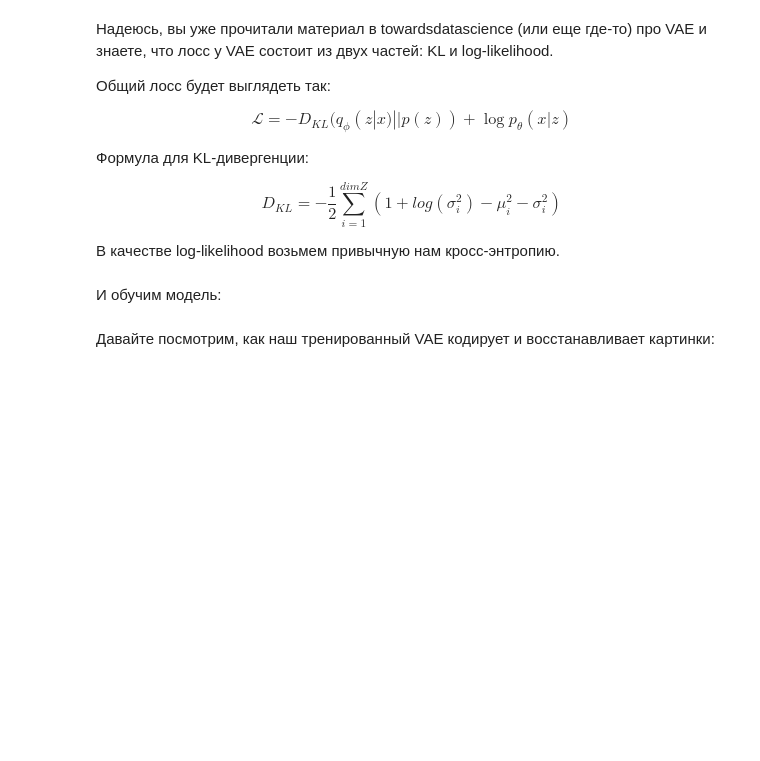
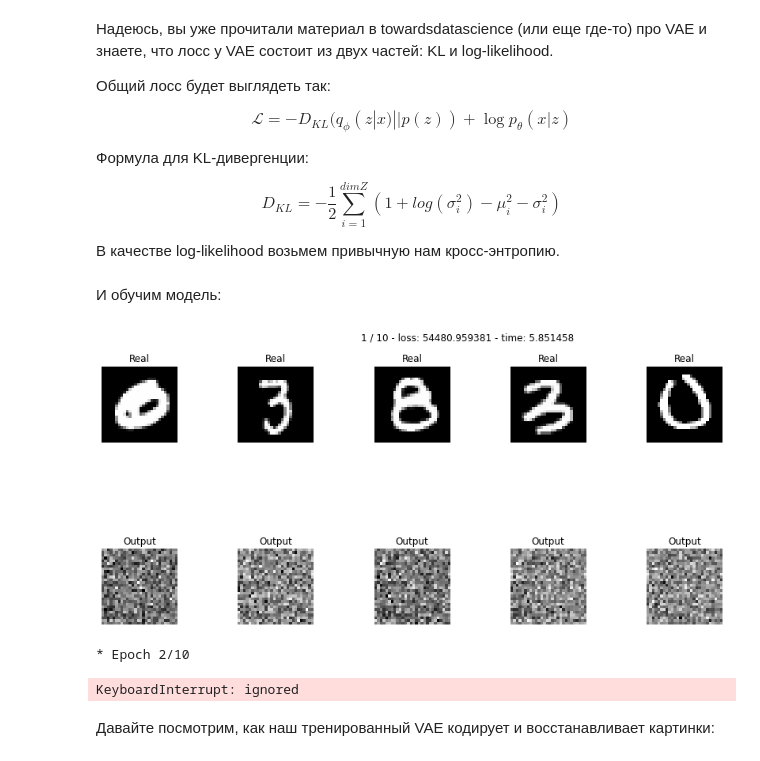
Before and after one commit to LevPerla/DLS_CV_Course, a Jupyter notebook: project/Autoencoders.ipynb, the cells around one changed output. Drawn from its saved outputs; the diff is of its cells as text; code cells hidden in the pictures; blank space fills up the shorter version.

```diff
--- a/project/Autoencoders.ipynb
+++ b/project/Autoencoders.ipynb
@@ -631,23 +722,19 @@ def KL_divergence(mu, logsigma):
     """
     часть функции потерь, которая отвечает за "близость" латентных представлений разных людей
     """
-    loss = <напишите код для KL-дивергенции, пользуясь формулой выше>
-    return
+    loss = -0.5 * torch.sum(1 + logsigma - torch.pow(mu,2) - logsigma.exp())
+    return loss
 
 def log_likelihood(x, reconstruction):
     """
     часть функции потерь, которая отвечает за качество реконструкции (как mse в обычном autoencoder)
     """
-    loss = <binary cross-entropy>
-    return loss(reconstruction, x)
+    # loss = nn.BCELoss()(reconstruction, x)
+    loss = F.binary_cross_entropy(reconstruction, x.view(-1, 28*28*1), reduction='sum')
+
+    return loss
 
 def loss_vae(x, mu, logsigma, reconstruction):
-    return <соедините тут две компоненты лосса. Mind the sign!>
+    return KL_divergence(mu, logsigma) + log_likelihood(x, reconstruction)
 # %% [markdown]
 И обучим модель:
-# %%
-criterion = loss_vae
-
-autoencoder = Autoencoder()
-
-optimizer = <Ваш любимый оптимизатор>
@@ -655,0 +741,8 @@ optimizer = <Ваш любимый оптимизатор>
+# %%
+criterion = loss_vae
+
+VAE_model = VAE().to(device)
+
+# optimizer = torch.optim.AdamW(autoencoder.parameters(), lr=1e-3, amsgrad=True)
+optimizer = torch.optim.Adam(autoencoder.parameters(), lr=1e-3)
+# optimizer = optim.SGD(autoencoder.parameters(), lr=0.001, momentum=0.9)
@@ -656,2 +816,15 @@ optimizer = <Ваш любимый оптимизатор>
+# %%
+history = train(model=VAE,
+                opt=optimizer,
+                loss_fn=criterion,
+                epochs=10,
+                data_tr=train_loader,
+                data_val=test_loader,
+                patience=5,
+                plot=True)
+# %% [output]
+[figure, added]
+* Epoch 2/10
+KeyboardInterrupt: ignored
 # %% [markdown]
 Давайте посмотрим, как наш тренированный VAE кодирует и восстанавливает картинки:
```
Also changed, not shown: parts of 25 cells of this notebook.
